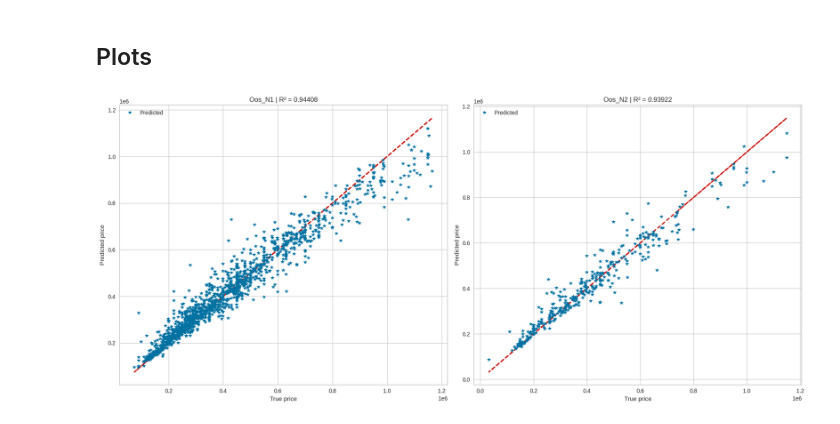
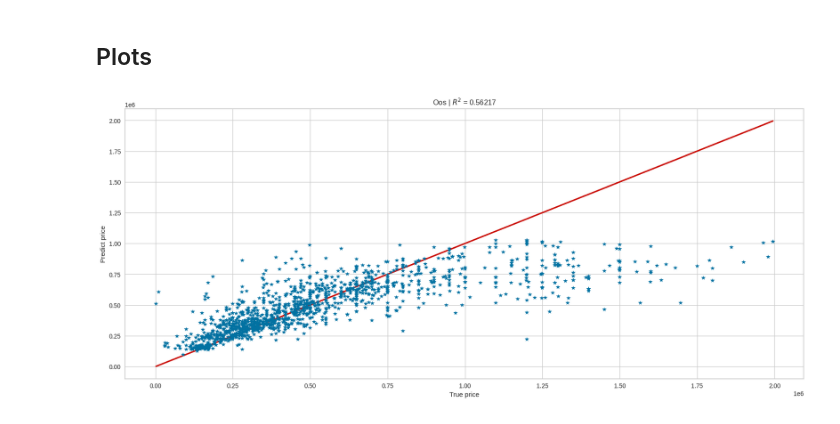
Before and after one commit to Manuelfjr/property-price-modelling, a Jupyter notebook: notebooks/n06_pipeline_pycaret.ipynb, the cells around one changed output. Cells and saved outputs as stored; diff of their text form; code cells hidden in the pictures.

```diff
--- a/notebooks/n06_pipeline_pycaret.ipynb
+++ b/notebooks/n06_pipeline_pycaret.ipynb
@@ -284,14 +236,15 @@ fig_tree_explainer = plot_feature_importance(
 # %% [markdown]
 ## Plots
-# %%
-fig_predicts = plot_predictions(
-    data_values,
-    metrics_results,
-    target,
-    figsize = (18, 8)
-)
-# %% [output]
-[figure, removed]
+# %%
+fig_oos_true_pred = plot_true_vs_pred_multiple(
+    data_values,
+    metrics_results,
+    target,
+    linewidth = 2
+    #linestyle='dashed'
+)
+# %% [output]
+[figure, added]
 # %%
 fig_true_vs_pred = plot_true_vs_pred(
     data_values,
```
Also changed, not shown: parts of 33 cells of this notebook, 3 other files.
